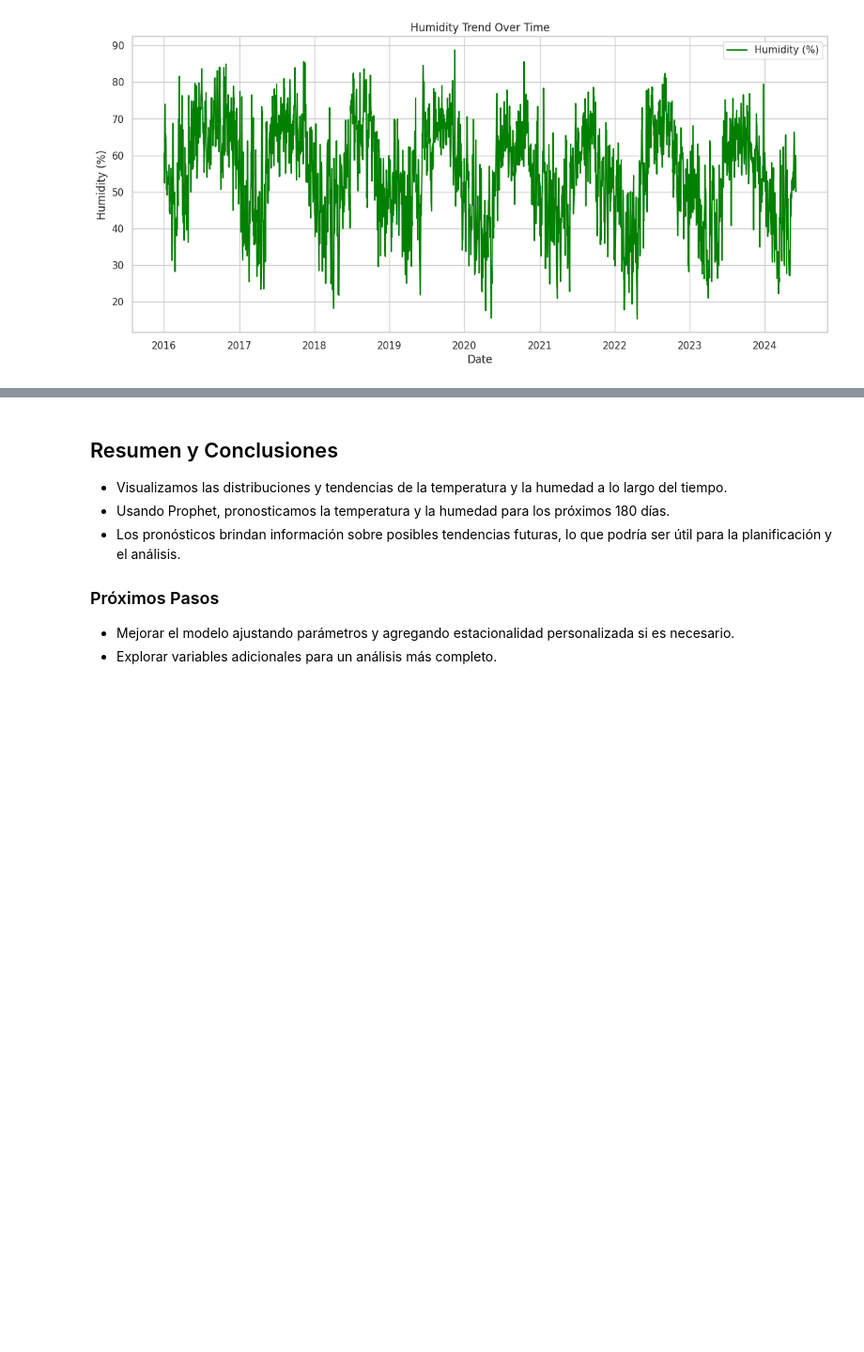
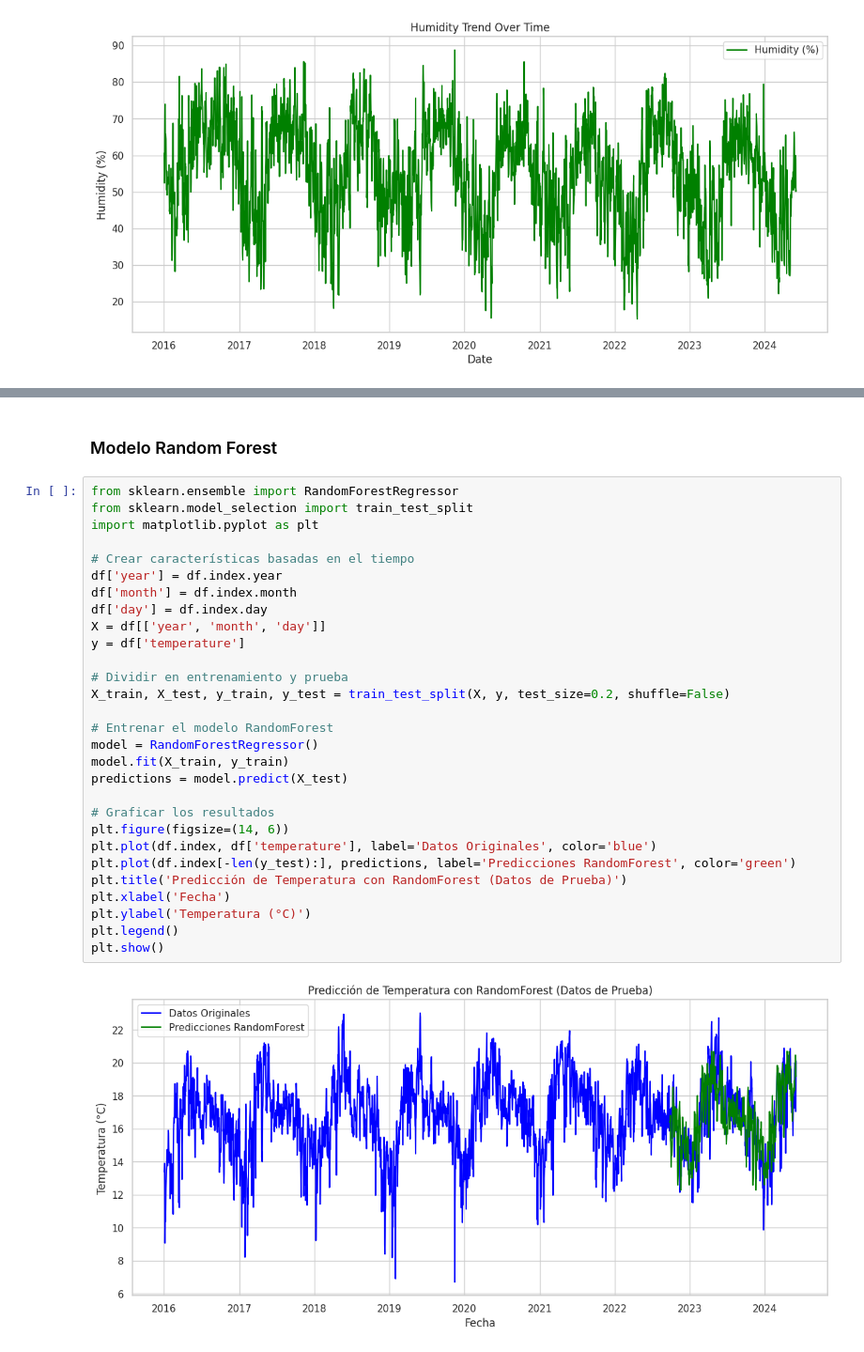
Before and after one commit to stormKx18/TFM_code_repo, a Jupyter notebook: data_analysis/completed_data_analysis_redmet_es.ipynb, the cells around one changed output, grey strips where cells are left out. Shown at 94% size. Saved outputs shown, nothing was run; the diff lists cells and outputs as text; blank space fills up the shorter version.

```diff
--- a/data_analysis/completed_data_analysis_redmet_es.ipynb
+++ b/data_analysis/completed_data_analysis_redmet_es.ipynb
@@ -308,11 +396,33 @@ plt.show()
-# %% [markdown]
-
-## Resumen y Conclusiones
-
-- Visualizamos las distribuciones y tendencias de la temperatura y la humedad a lo largo del tiempo.
-- Usando Prophet, pronosticamos la temperatura y la humedad para los próximos 180 días.
-- Los pronósticos brindan información sobre posibles tendencias futuras, lo que podría ser útil para la planificación y el análisis.
-
-### Próximos Pasos
-- Mejorar el modelo ajustando parámetros y agregando estacionalidad personalizada si es necesario.
-- Explorar variables adicionales para un análisis más completo.
+# %% [markdown]
+### Modelo Random Forest
+# %%
+from sklearn.ensemble import RandomForestRegressor
+from sklearn.model_selection import train_test_split
+import matplotlib.pyplot as plt
+
+# Crear características basadas en el tiempo
+df['year'] = df.index.year
+df['month'] = df.index.month
+df['day'] = df.index.day
+X = df[['year', 'month', 'day']]
+y = df['temperature']
+
+# Dividir en entrenamiento y prueba
+X_train, X_test, y_train, y_test = train_test_split(X, y, test_size=0.2, shuffle=False)
+
+# Entrenar el modelo RandomForest
+model = RandomForestRegressor()
+model.fit(X_train, y_train)
+predictions = model.predict(X_test)
+
+# Graficar los resultados
+plt.figure(figsize=(14, 6))
+plt.plot(df.index, df['temperature'], label='Datos Originales', color='blue')
+plt.plot(df.index[-len(y_test):], predictions, label='Predicciones RandomForest', color='green')
+plt.title('Predicción de Temperatura con RandomForest (Datos de Prueba)')
+plt.xlabel('Fecha')
+plt.ylabel('Temperatura (°C)')
+plt.legend()
+plt.show()
+# %% [output]
+[figure, added]
```
Also changed, not shown: parts of 15 cells of this notebook, 2 other files.
